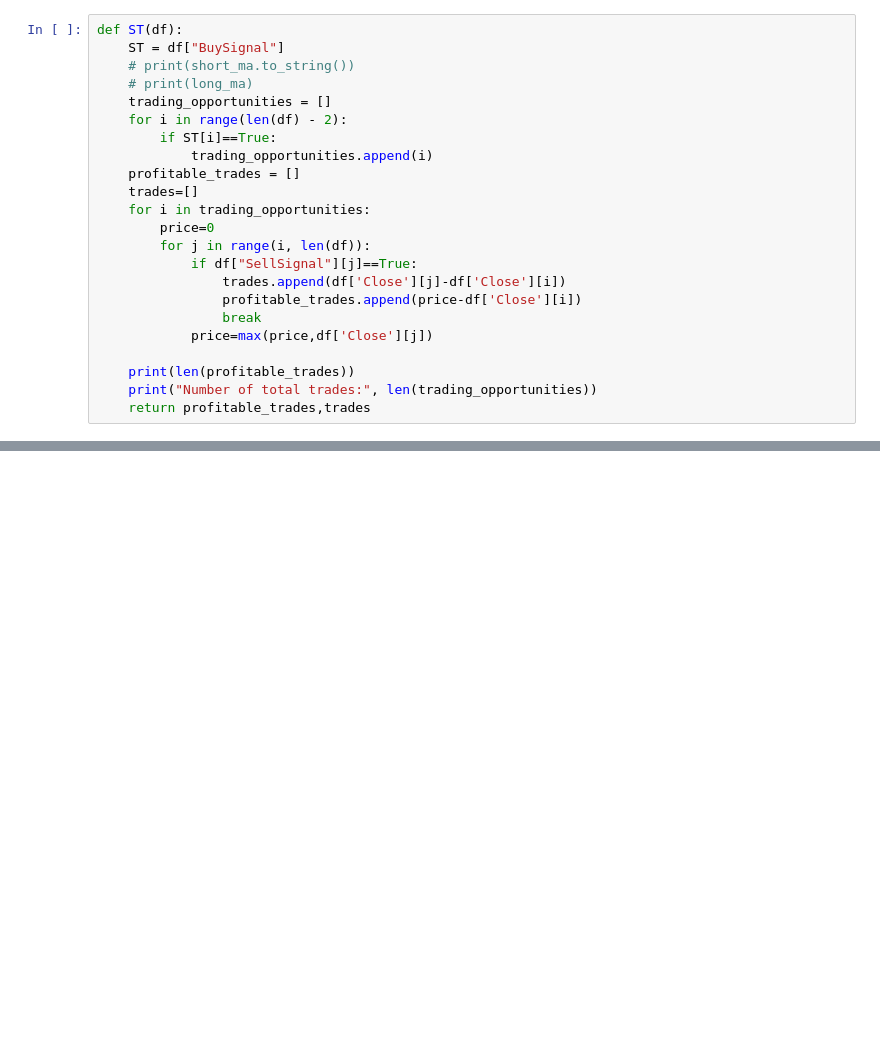
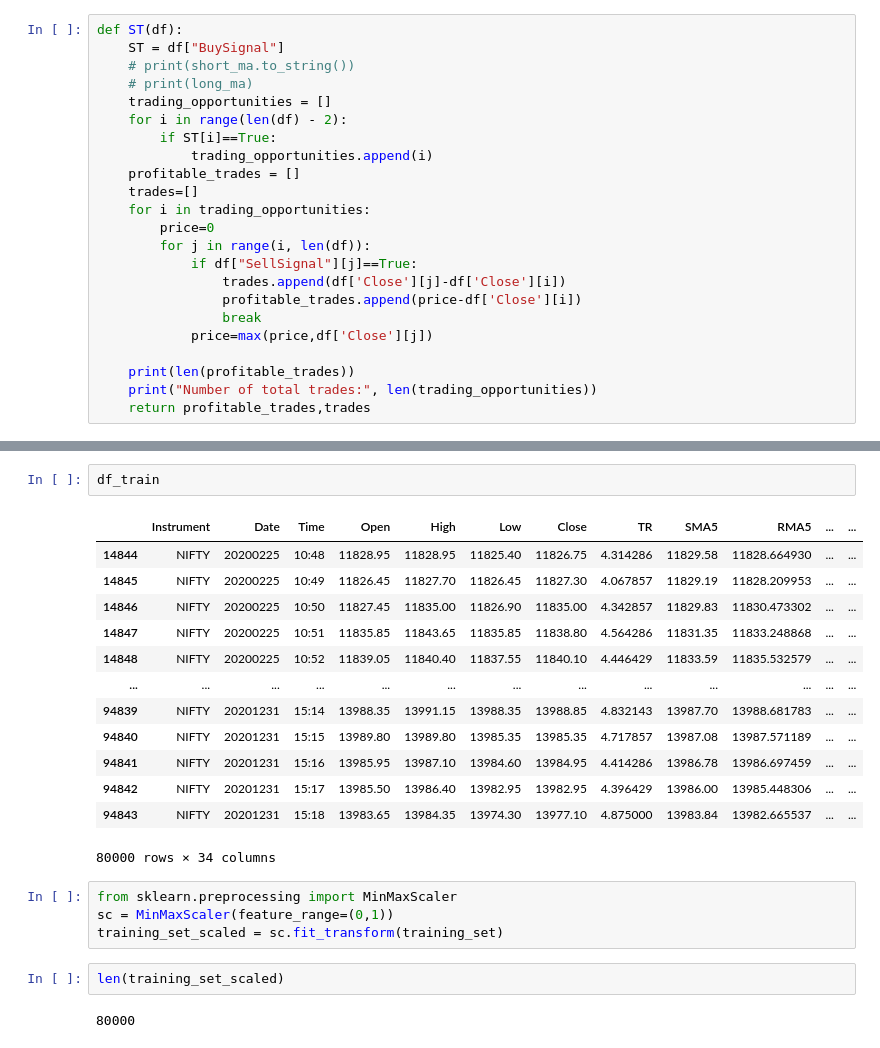
Before and after one commit to sidd272/Stock_ML, a Jupyter notebook: Untitled.ipynb, the cells around one changed output, grey strips where cells are left out. Cells and saved outputs as stored; diff of their text form; blank space fills up the shorter version.

```diff
--- a/Untitled.ipynb
+++ b/Untitled.ipynb
@@ -571,0 +524,24 @@ print(short_ma)
+# %%
+df_train
+# %% [output]
+|  | Instrument | Date | Time | Open | High | Low | Close | TR | SMA5 | RMA5 | ... | ... |
+| 14844 | NIFTY | 20200225 | 10:48 | 11828.95 | 11828.95 | 11825.40 | 11826.75 | 4.314286 | 11829.58 | 11828.664930 | ... | ... |
+| 14845 | NIFTY | 20200225 | 10:49 | 11826.45 | 11827.70 | 11826.45 | 11827.30 | 4.067857 | 11829.19 | 11828.209953 | ... | ... |
+| 14846 | NIFTY | 20200225 | 10:50 | 11827.45 | 11835.00 | 11826.90 | 11835.00 | 4.342857 | 11829.83 | 11830.473302 | ... | ... |
+| 14847 | NIFTY | 20200225 | 10:51 | 11835.85 | 11843.65 | 11835.85 | 11838.80 | 4.564286 | 11831.35 | 11833.248868 | ... | ... |
+| 14848 | NIFTY | 20200225 | 10:52 | 11839.05 | 11840.40 | 11837.55 | 11840.10 | 4.446429 | 11833.59 | 11835.532579 | ... | ... |
+| ... | ... | ... | ... | ... | ... | ... | ... | ... | ... | ... | ... | ... |
+| 94839 | NIFTY | 20201231 | 15:14 | 13988.35 | 13991.15 | 13988.35 | 13988.85 | 4.832143 | 13987.70 | 13988.681783 | ... | ... |
+| 94840 | NIFTY | 20201231 | 15:15 | 13989.80 | 13989.80 | 13985.35 | 13985.35 | 4.717857 | 13987.08 | 13987.571189 | ... | ... |
+| 94841 | NIFTY | 20201231 | 15:16 | 13985.95 | 13987.10 | 13984.60 | 13984.95 | 4.414286 | 13986.78 | 13986.697459 | ... | ... |
+| 94842 | NIFTY | 20201231 | 15:17 | 13985.50 | 13986.40 | 13982.95 | 13982.95 | 4.396429 | 13986.00 | 13985.448306 | ... | ... |
+| 94843 | NIFTY | 20201231 | 15:18 | 13983.65 | 13984.35 | 13974.30 | 13977.10 | 4.875000 | 13983.84 | 13982.665537 | ... | ... |
+80000 rows × 34 columns
+# %%
+from sklearn.preprocessing import MinMaxScaler
+sc = MinMaxScaler(feature_range=(0,1))
+training_set_scaled = sc.fit_transform(training_set)
+# %%
+len(training_set_scaled)
+# %% [output]
+80000
```
Also changed, not shown: parts of 42 cells of this notebook.
